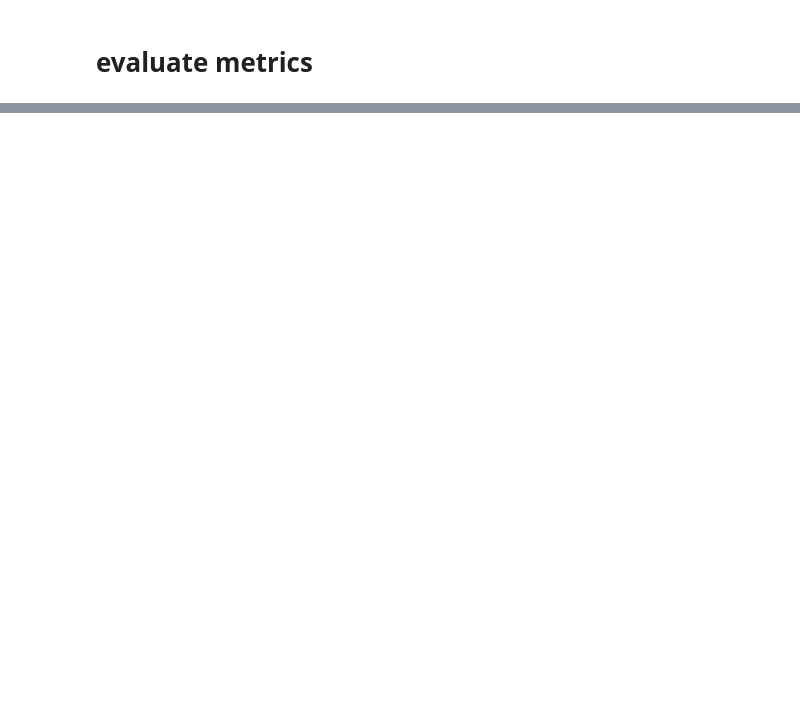
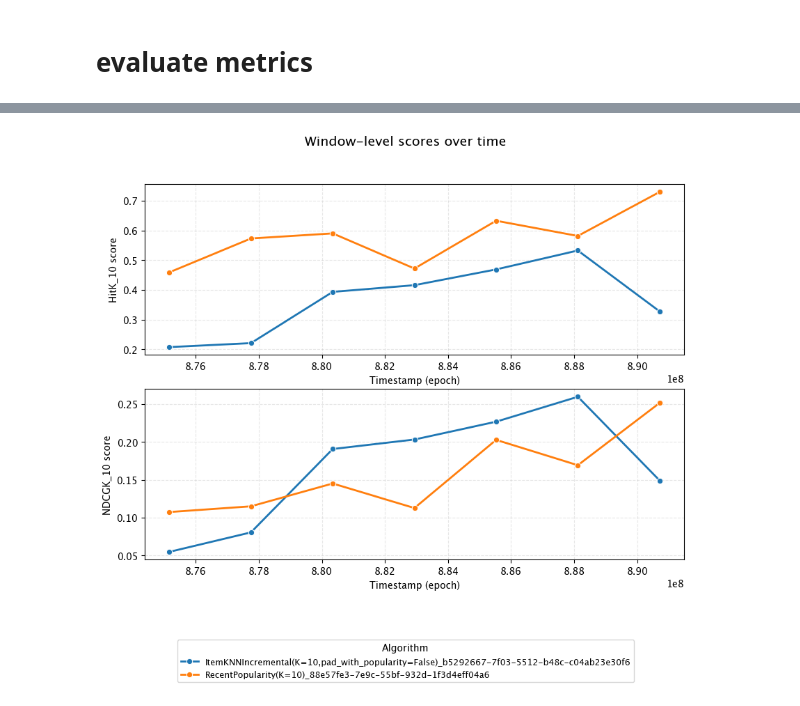
Before and after one commit to HiIAmTzeKean/RecNextEval, a Jupyter notebook: examples/demo_stream_with_movielens.ipynb, the cells around one changed output, grey strips where cells are left out. Cells and saved outputs as stored; diff of their text form; code cells hidden in the pictures; blank space fills up the shorter version.

```diff
--- a/examples/demo_stream_with_movielens.ipynb
+++ b/examples/demo_stream_with_movielens.ipynb
@@ -273,0 +258,4 @@ evaluator.metric_results("window")
+# %%
+evaluator.plot_window_level_metric()
+# %% [output]
+[figure, added]
```
Also changed, not shown: parts of 21 cells of this notebook, 41 other files.
